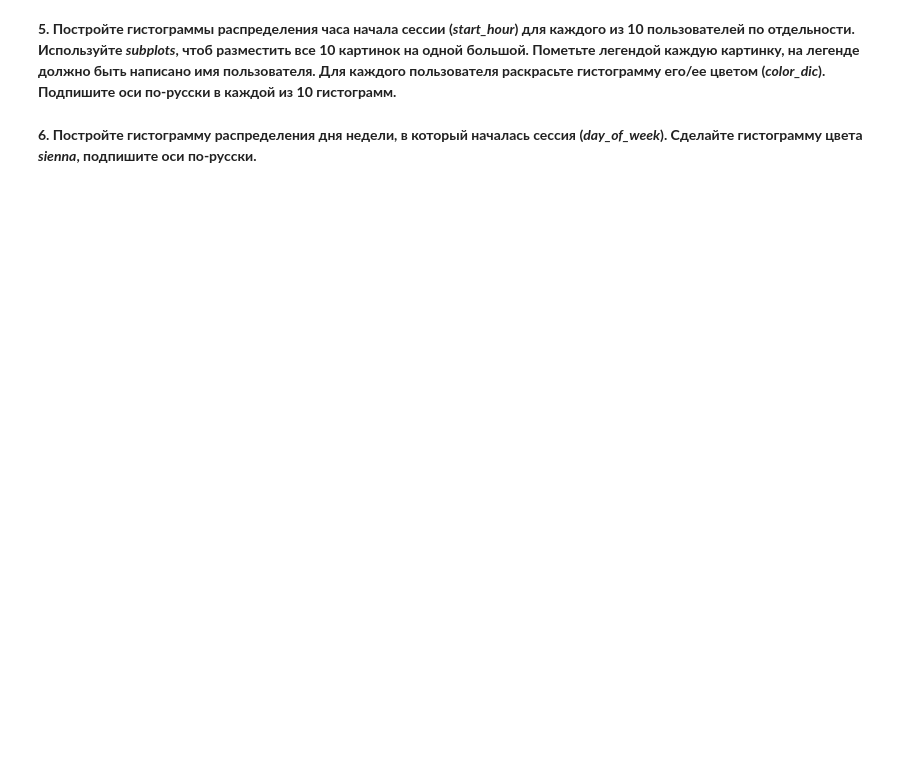
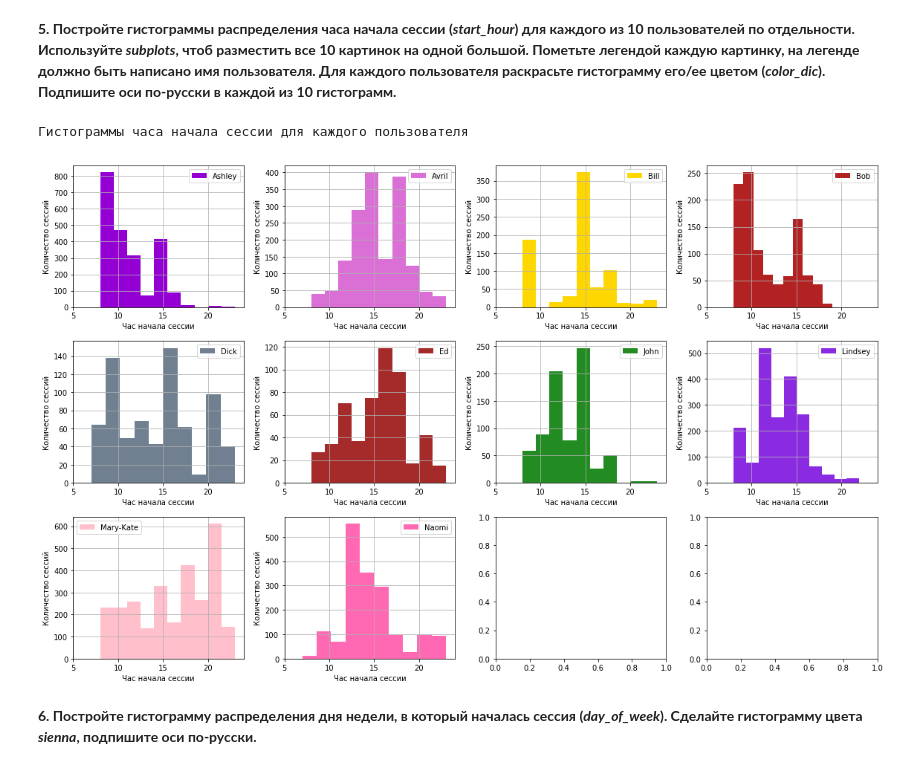
Before and after one commit to n-surkov/coursera_ml, a Jupyter notebook: solution/week3_visual_analysis_and_fe.ipynb, the cells around one changed output. Drawn from its saved outputs; the diff is of its cells as text; code cells hidden in the pictures; blank space fills up the shorter version.

```diff
--- a/solution/week3_visual_analysis_and_fe.ipynb
+++ b/solution/week3_visual_analysis_and_fe.ipynb
@@ -282,8 +284,17 @@ plot3.set(xlabel='Час начала сессии',
 # %%
 fig, axes = plt.subplots(nrows=3, ncols=4, figsize=(16, 10))
 
 # как вариант, можно и по-другому
-for idx, (user, sub_df) in  enumerate(pd.groupby(train_data_10users, 'user_id')):
-     ''' ВАШ КОД ЗДЕСЬ '''
+for idx, (user, sub_df) in  enumerate(train_data_10users.groupby('target')):
+     sub_df['start_hour'].hist(ax=axes[idx // 4, idx % 4], color=color_dic[user], label=user)
+     axes[idx // 4, idx % 4].set(xlabel='Час начала сессии',
+                                 ylabel='Количество сессий',
+                                 xlim=[5, 24])
+     axes[idx // 4, idx % 4].legend()
+fig.tight_layout()
+print('Гистограммы часа начала сессии для каждого пользователя')
+# %% [output]
+Гистограммы часа начала сессии для каждого пользователя
+[figure, added]
 # %% [markdown]
 **6. Постройте гистограмму распределения дня недели, в который началась сессия (*day_of_week*). Сделайте гистограмму цвета *sienna*, подпишите оси по-русски.**
```
Also changed, not shown: parts of 20 cells of this notebook.
